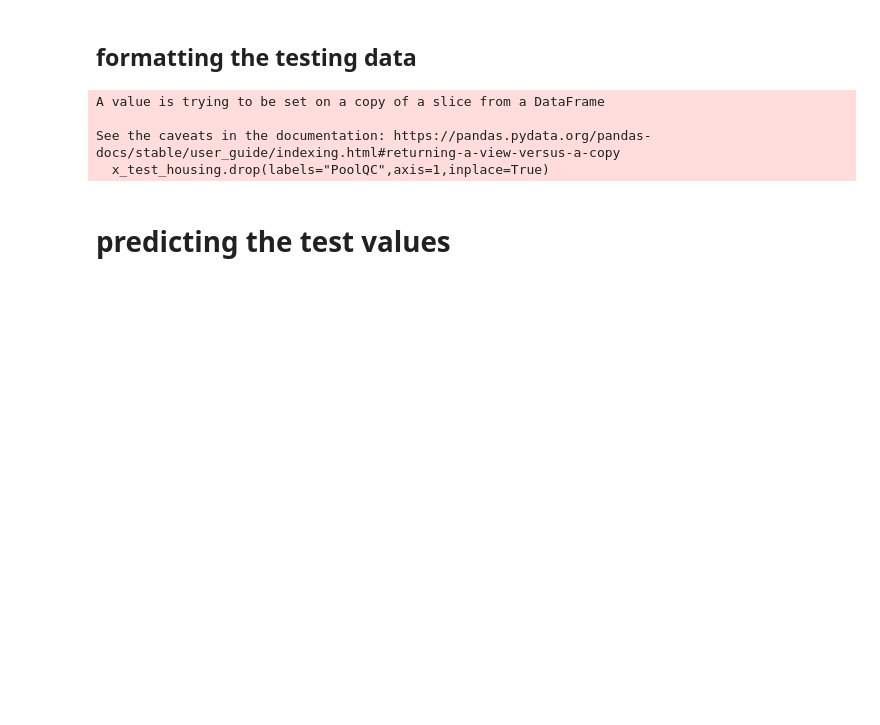
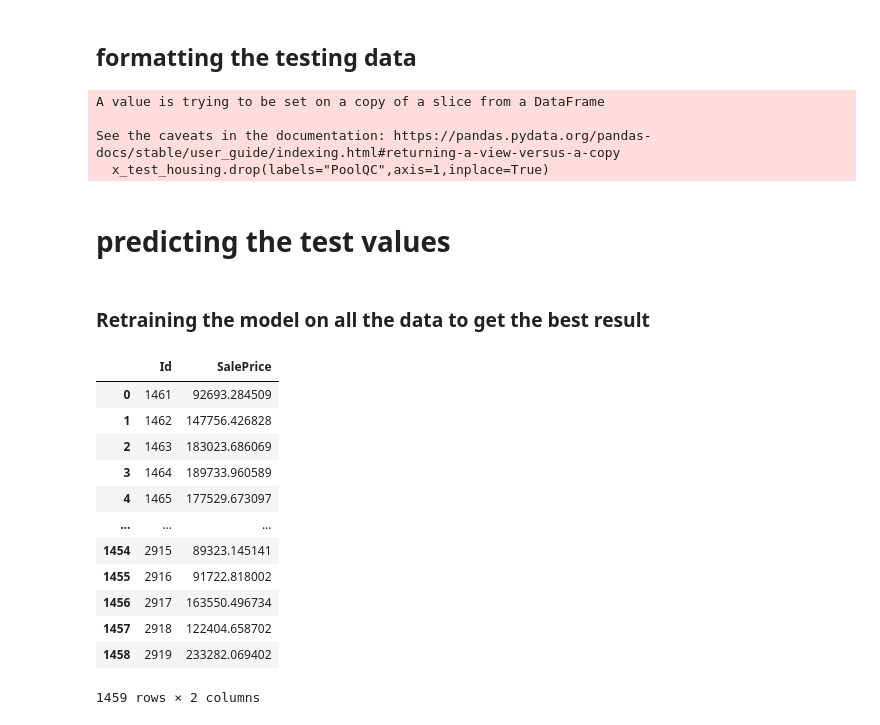
Before and after one commit to kdallash/kaggle_housing_Regression-, a Jupyter notebook: housing_regression_kaggel_project.ipynb, the cells around one changed output. Saved outputs shown, nothing was run; the diff lists cells and outputs as text; code cells hidden in the pictures; blank space fills up the shorter version.

Commit message:
addind submition 2 after training the model on whole set

```diff
--- a/housing_regression_kaggel_project.ipynb
+++ b/housing_regression_kaggel_project.ipynb
@@ -351,3 +351,25 @@ test_housing["SalePrice"] = best_forest.predict(x_test_housing)
 # %%
 result = test_housing[["Id","SalePrice"]]
 result.to_csv("result.csv",index=False)
+# %% [markdown]
+### Retraining the model on all the data to get the best result
+# %%
+# retrain on all the data to get best result
+best_forest.fit(X,y.values.ravel())
+submition2=  pd.DataFrame(test_housing.Id)
+submition2["SalePrice"] = best_forest.predict(x_test_housing)
+submition2
+# %% [output]
+|  | Id | SalePrice |
+| 0 | 1461 | 92693.284509 |
+| 1 | 1462 | 147756.426828 |
+| 2 | 1463 | 183023.686069 |
+| 3 | 1464 | 189733.960589 |
+| 4 | 1465 | 177529.673097 |
+| ... | ... | ... |
+| 1454 | 2915 | 89323.145141 |
+| 1455 | 2916 | 91722.818002 |
+| 1456 | 2917 | 163550.496734 |
+| 1457 | 2918 | 122404.658702 |
+| 1458 | 2919 | 233282.069402 |
+1459 rows × 2 columns
```
Also changed, not shown: parts of 6 cells of this notebook, 2 other files.
